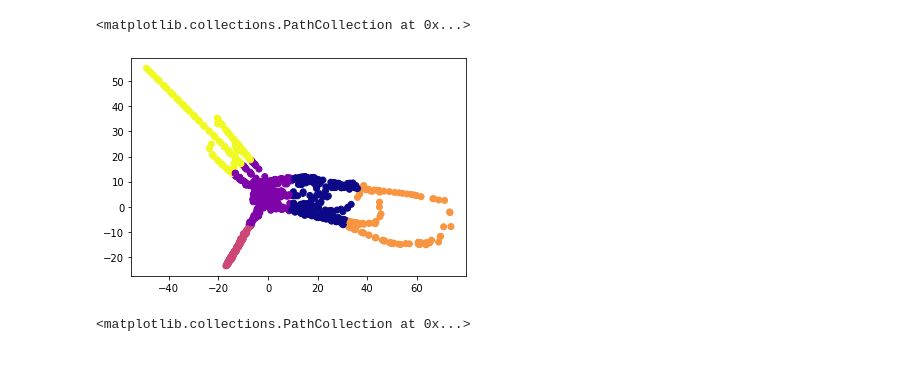
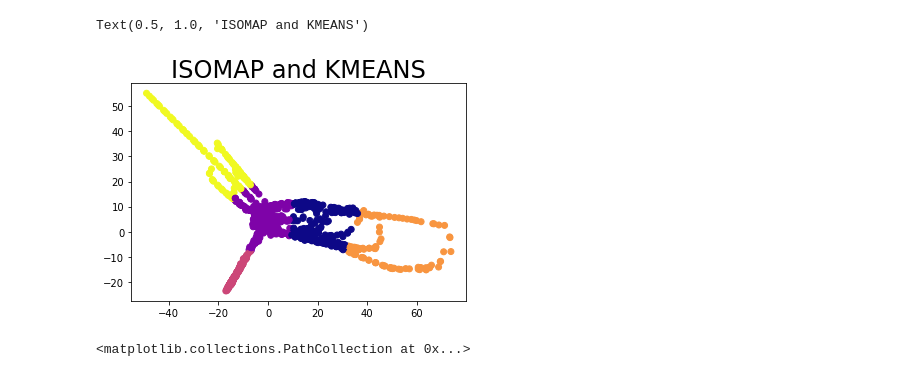
Before and after one commit to hporta1/CHE4230-Semester-Project, a Jupyter notebook: Part 2/Custering_KMEANS.ipynb, the cells around one changed output. Saved outputs shown, nothing was run; the diff lists cells and outputs as text; code cells hidden in the pictures.

```diff
--- a/Part 2/Custering_KMEANS.ipynb
+++ b/Part 2/Custering_KMEANS.ipynb
@@ -36,20 +37,21 @@ plt.scatter(tsne_result[:, 0], tsne_result[:, 1], c = kmeans_result_tsne, cmap =
 # %%
 from sklearn.manifold import Isomap
 
 
 scale = StandardScaler().fit(df)
 
 df_scaled = scale.transform(df)
 
 isomap = Isomap(n_components = 2)
 isomap_result = isomap.fit_transform(df_scaled)
 
 kmeans_result_isomap = kmeans.fit_predict(isomap_result)
 
 plt.scatter(isomap_result[:, 0], isomap_result[:, 1], c = kmeans_result_isomap, cmap = "plasma")
+plt.title("ISOMAP and KMEANS", fontsize=24)
 # %% [output]
-<matplotlib.collections.PathCollection at 0x...>
+Text(0.5, 1.0, 'ISOMAP and KMEANS')
-[figure, old version]
+[figure, new version]
 # %%
 import numpy as np
 from sklearn.decomposition import PCA
```
Also changed, not shown: parts of 2 cells of this notebook, 1 other file.
